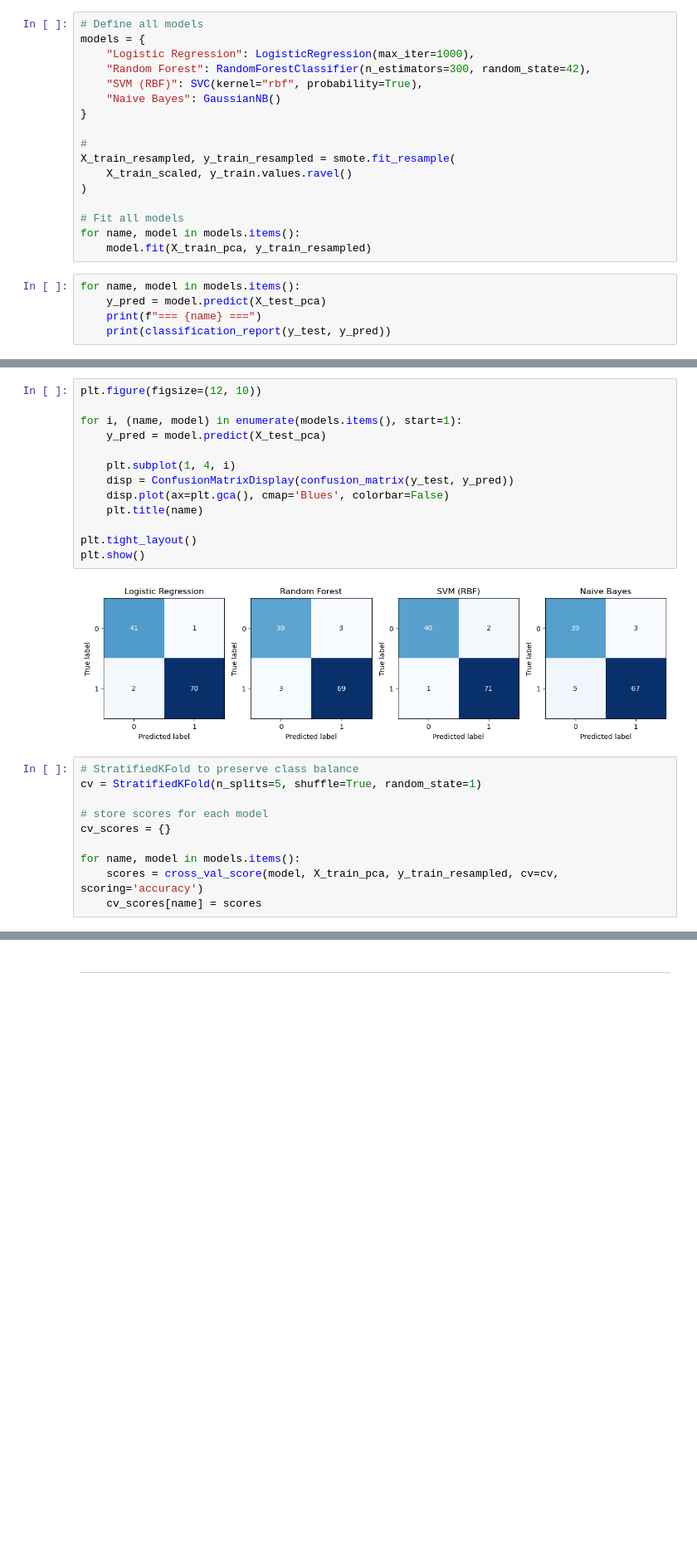
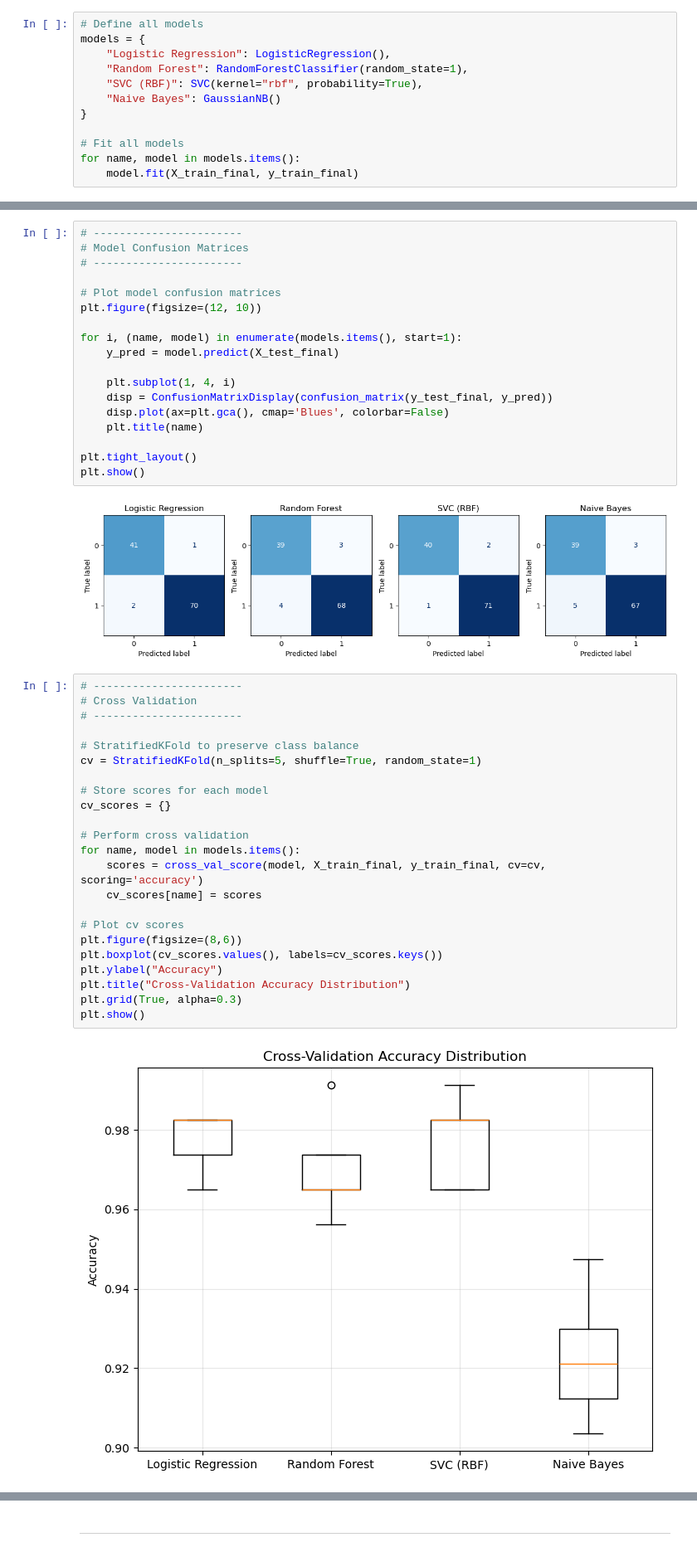
Before and after one commit to rickkli/STT810_Project, a Jupyter notebook: cancer_detection.ipynb, the cells around one changed output, grey strips where cells are left out. Shown at 83% size. Drawn from its saved outputs; the diff is of its cells as text; blank space fills up the shorter version.

```diff
--- a/cancer_detection.ipynb
+++ b/cancer_detection.ipynb
@@ -168,22 +192,12 @@ plt.show()
 # %%
 # Define all models
 models = {
-    "Logistic Regression": LogisticRegression(max_iter=1000),
-    "Random Forest": RandomForestClassifier(n_estimators=300, random_state=42),
-    "SVM (RBF)": SVC(kernel="rbf", probability=True),
+    "Logistic Regression": LogisticRegression(),
+    "Random Forest": RandomForestClassifier(random_state=1),
+    "SVC (RBF)": SVC(kernel="rbf", probability=True),
     "Naive Bayes": GaussianNB()
 }
 
-#
-X_train_resampled, y_train_resampled = smote.fit_resample(
-    X_train_scaled, y_train.values.ravel()
-)
-
 # Fit all models
 for name, model in models.items():
-    model.fit(X_train_pca, y_train_resampled)
+    model.fit(X_train_final, y_train_final)
-# %%
-for name, model in models.items():
-    y_pred = model.predict(X_test_pca)
-    print(f"=== {name} ===")
-    print(classification_report(y_test, y_pred))
@@ -210,13 +253,18 @@ weighted avg       0.93      0.93      0.93       114
 # %% [markdown]
 #### Model Evaluation
 # %%
+# -----------------------
+# Model Confusion Matrices
+# -----------------------
+
+# Plot model confusion matrices
 plt.figure(figsize=(12, 10))
 
 for i, (name, model) in enumerate(models.items(), start=1):
-    y_pred = model.predict(X_test_pca)
+    y_pred = model.predict(X_test_final)
 
     plt.subplot(1, 4, i)
-    disp = ConfusionMatrixDisplay(confusion_matrix(y_test, y_pred))
+    disp = ConfusionMatrixDisplay(confusion_matrix(y_test_final, y_pred))
     disp.plot(ax=plt.gca(), cmap='Blues', colorbar=False)
     plt.title(name)
 
@@ -225,12 +273,27 @@ plt.show()
 # %% [output]
 [figure]
 # %%
+# -----------------------
+# Cross Validation
+# -----------------------
+
 # StratifiedKFold to preserve class balance
 cv = StratifiedKFold(n_splits=5, shuffle=True, random_state=1)
 
-# store scores for each model
+# Store scores for each model
 cv_scores = {}
 
+# Perform cross validation
 for name, model in models.items():
-    scores = cross_val_score(model, X_train_pca, y_train_resampled, cv=cv, scoring='accuracy')
+    scores = cross_val_score(model, X_train_final, y_train_final, cv=cv, scoring='accuracy')
     cv_scores[name] = scores
+
+# Plot cv scores
+plt.figure(figsize=(8,6))
+plt.boxplot(cv_scores.values(), labels=cv_scores.keys())
+plt.ylabel("Accuracy")
+plt.title("Cross-Validation Accuracy Distribution")
+plt.grid(True, alpha=0.3)
+plt.show()
+# %% [output]
+[figure, added]
```
Also changed, not shown: parts of 15 cells of this notebook.
